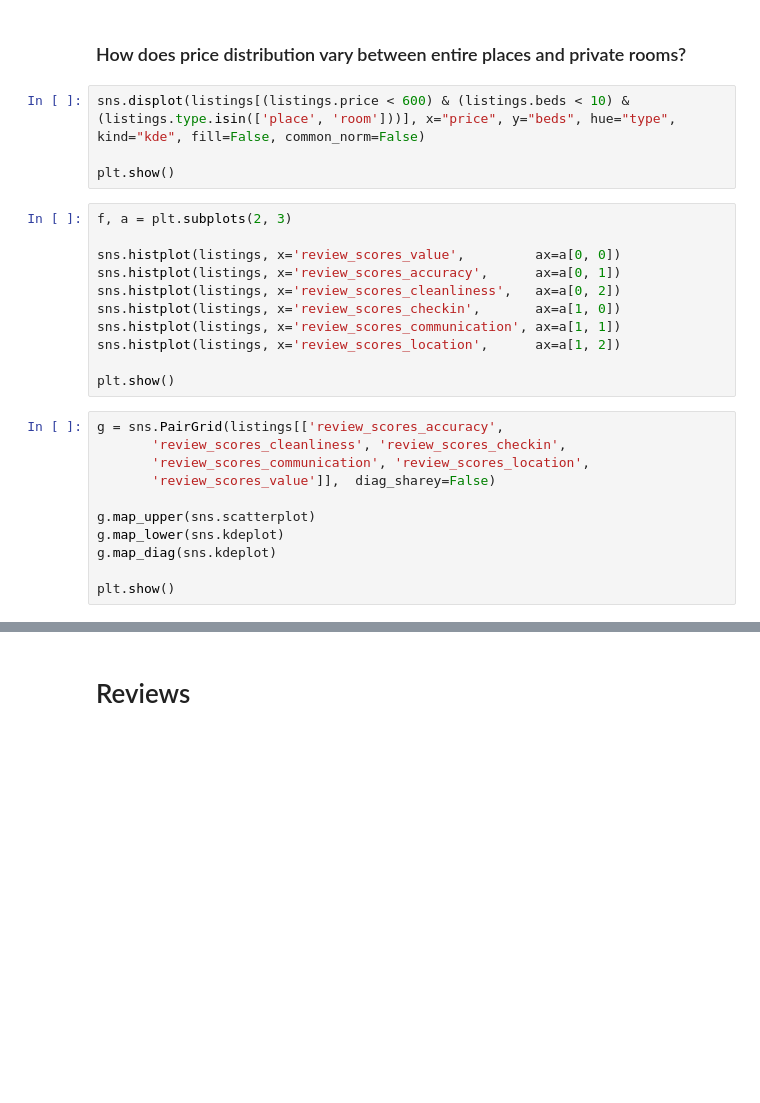
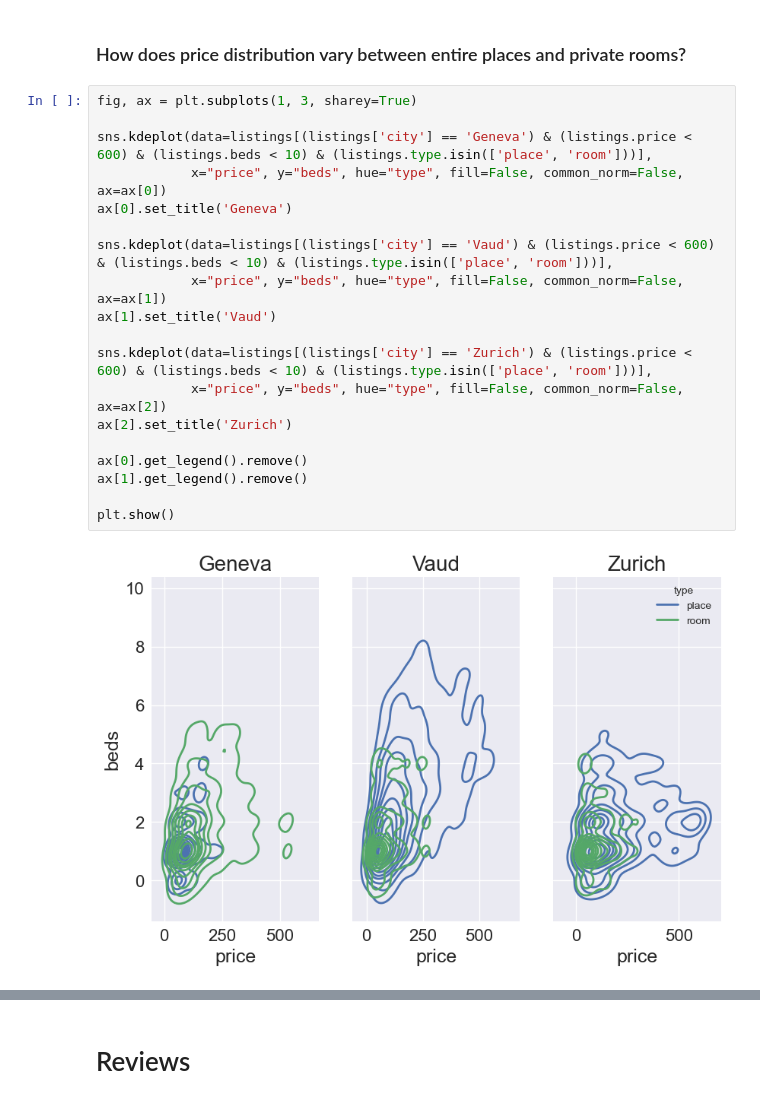
Before and after one commit to arnauddhaene/airbnb-visualized, a Jupyter notebook: notebooks/eda.ipynb, the cells around one changed output, grey strips where cells are left out. Saved outputs shown, nothing was run; the diff lists cells and outputs as text; blank space fills up the shorter version.

```diff
--- a/notebooks/eda.ipynb
+++ b/notebooks/eda.ipynb
@@ -103,28 +178,23 @@ plt.show()
 # %% [markdown]
 ### How does price distribution vary between entire places and private rooms?
-# %%
-sns.displot(listings[(listings.price < 600) & (listings.beds < 10) & (listings.type.isin(['place', 'room']))], x="price", y="beds", hue="type", kind="kde", fill=False, common_norm=False)
-
-plt.show()
-# %%
-f, a = plt.subplots(2, 3)
-
-sns.histplot(listings, x='review_scores_value',         ax=a[0, 0])
-sns.histplot(listings, x='review_scores_accuracy',      ax=a[0, 1])
-sns.histplot(listings, x='review_scores_cleanliness',   ax=a[0, 2])
-sns.histplot(listings, x='review_scores_checkin',       ax=a[1, 0])
-sns.histplot(listings, x='review_scores_communication', ax=a[1, 1])
-sns.histplot(listings, x='review_scores_location',      ax=a[1, 2])
-
-plt.show()
-# %%
-g = sns.PairGrid(listings[['review_scores_accuracy',
-       'review_scores_cleanliness', 'review_scores_checkin',
-       'review_scores_communication', 'review_scores_location',
-       'review_scores_value']],  diag_sharey=False)
-
-g.map_upper(sns.scatterplot)
-g.map_lower(sns.kdeplot)
-g.map_diag(sns.kdeplot)
-
-plt.show()
+# %%
+fig, ax = plt.subplots(1, 3, sharey=True)
+
+sns.kdeplot(data=listings[(listings['city'] == 'Geneva') & (listings.price < 600) & (listings.beds < 10) & (listings.type.isin(['place', 'room']))],
+            x="price", y="beds", hue="type", fill=False, common_norm=False, ax=ax[0])
+ax[0].set_title('Geneva')
+
+sns.kdeplot(data=listings[(listings['city'] == 'Vaud') & (listings.price < 600) & (listings.beds < 10) & (listings.type.isin(['place', 'room']))],
+            x="price", y="beds", hue="type", fill=False, common_norm=False, ax=ax[1])
+ax[1].set_title('Vaud')
+
+sns.kdeplot(data=listings[(listings['city'] == 'Zurich') & (listings.price < 600) & (listings.beds < 10) & (listings.type.isin(['place', 'room']))],
+            x="price", y="beds", hue="type", fill=False, common_norm=False, ax=ax[2])
+ax[2].set_title('Zurich')
+
+ax[0].get_legend().remove()
+ax[1].get_legend().remove()
+
+plt.show()
+# %% [output]
+[figure, added]
```
Also changed, not shown: parts of 32 cells of this notebook.
